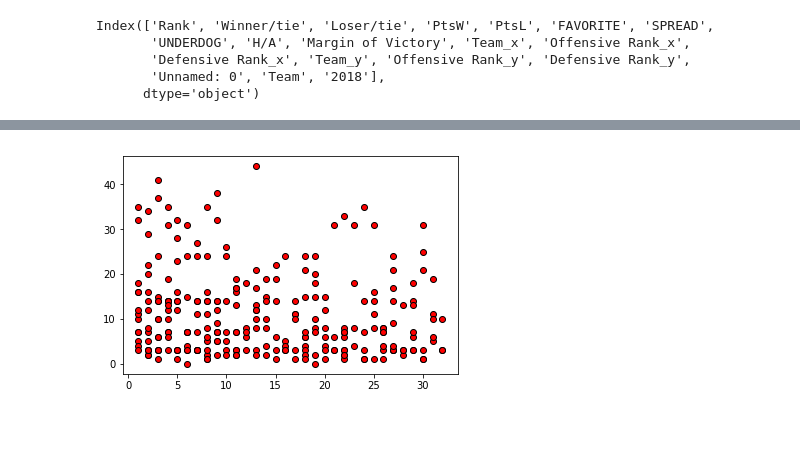
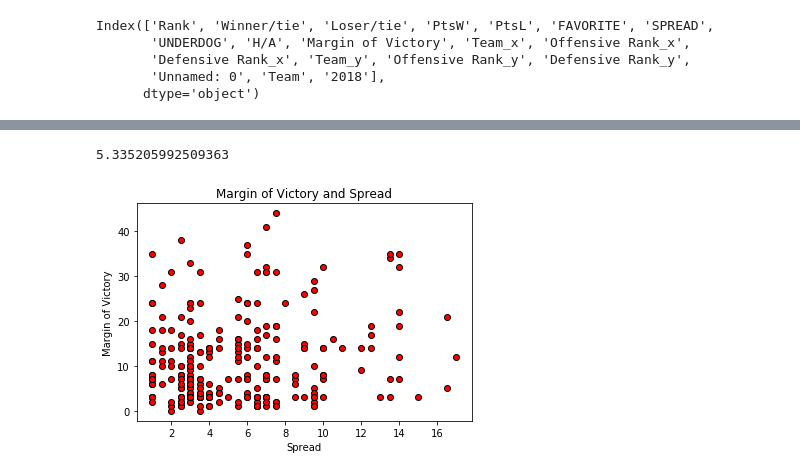
Before and after one commit to allamass95/nfl_spreads, a Jupyter notebook: Total_Offense_and_Total_Defense.ipynb, the cells around one changed output, grey strips where cells are left out. Drawn from its saved outputs; the diff is of its cells as text; code cells hidden in the pictures; blank space fills up the shorter version.

Commit message:
Updated Regression Jupyter, PPT, and images folder

```diff
--- a/Total_Offense_and_Total_Defense.ipynb
+++ b/Total_Offense_and_Total_Defense.ipynb
@@ -246,7 +247,7 @@ NFL_EFF3.head()
 | 4 | 5 | Minnesota Vikings | San Francisco 49ers | 24 | 16 | Minnesota Vikings | -6.0 | San Francisco 49ers | H | ... |
 # %%
 spread_winner = []
-
+spread_loser = []
 
 for i in range(len(NFL_EFF3)):
 
@@ -259,6 +260,19 @@ for i in range(len(NFL_EFF3)):
     elif NFL_EFF3['Margin of Victory'][i] + NFL_EFF3['SPREAD'][i] == 0:
          spread_winner.append('Tie')
 NFL_EFF3['Spread Winner'] = spread_winner
+
+for i in range(len(NFL_EFF3)):
+
+    if (NFL_EFF3['Margin of Victory'][i] + NFL_EFF3['SPREAD'][i] > 0) and (NFL_EFF3['FAVORITE'][i] == NFL_EFF3['Loser'][i]):
+        spread_loser.append(NFL_EFF3['FAVORITE'][i])
+    elif (NFL_EFF3['Margin of Victory'][i]) + (NFL_EFF3['SPREAD'][i]) < (0) and (NFL_EFF3['FAVORITE'][i]) == NFL_EFF3['Loser'][i]:
+        spread_loser.append(NFL_EFF3['UNDERDOG'][i])
+    elif (NFL_EFF['UNDERDOG'][i]) == NFL_EFF3['Loser'][i]:
+         spread_loser.append(NFL_EFF3['UNDERDOG'][i])
+    elif NFL_EFF3['Margin of Victory'][i] + NFL_EFF3['SPREAD'][i] == 0:
+         spread_loser.append('Tie')
+NFL_EFF3['Spread Loser'] = spread_loser
+
 NFL_EFF3.head()
 # %% [output]
 |  | Rank | Winner | Loser | Points Winner | Points Loser | FAVORITE | SPREAD | UNDERDOG | H/A | ... |
@@ -274,9 +315,18 @@ DEFRNK = NFL_EFF3["Defensive Rank Winner"]
 OFFRNK_L = NFL_EFF3["Offensive Rank Loser"]
 DEFRNK_L = NFL_EFF3["Defensive Rank Loser"]
 Q = NFL_EFF3["4th Quarter Points Surrendered"]
+SPREAD = NFL_EFF3["SPREAD"]*-1
+# %%
+SPREAD.mean()
+# %% [output]
+5.335205992509363
 # %%
-plt.scatter(OFFRNK,MGN,marker="o", facecolors="red", edgecolors="black")
+plt.scatter(SPREAD,MGN,marker="o", facecolors="red", edgecolors="black")
 #plt.scatter(OFFRNK_L,DEFRNK,marker="^", facecolors="green", edgecolors="black")
+plt.title("Margin of Victory and Spread")
+plt.xlabel("Spread")
+plt.ylabel("Margin of Victory")
+plt.savefig("Images/Margin & Spread.png")
 plt.show()
 # %% [output]
-[figure, old version]
+[figure, new version]
```
Also changed, not shown: parts of 8 cells of this notebook, 11 other files.
